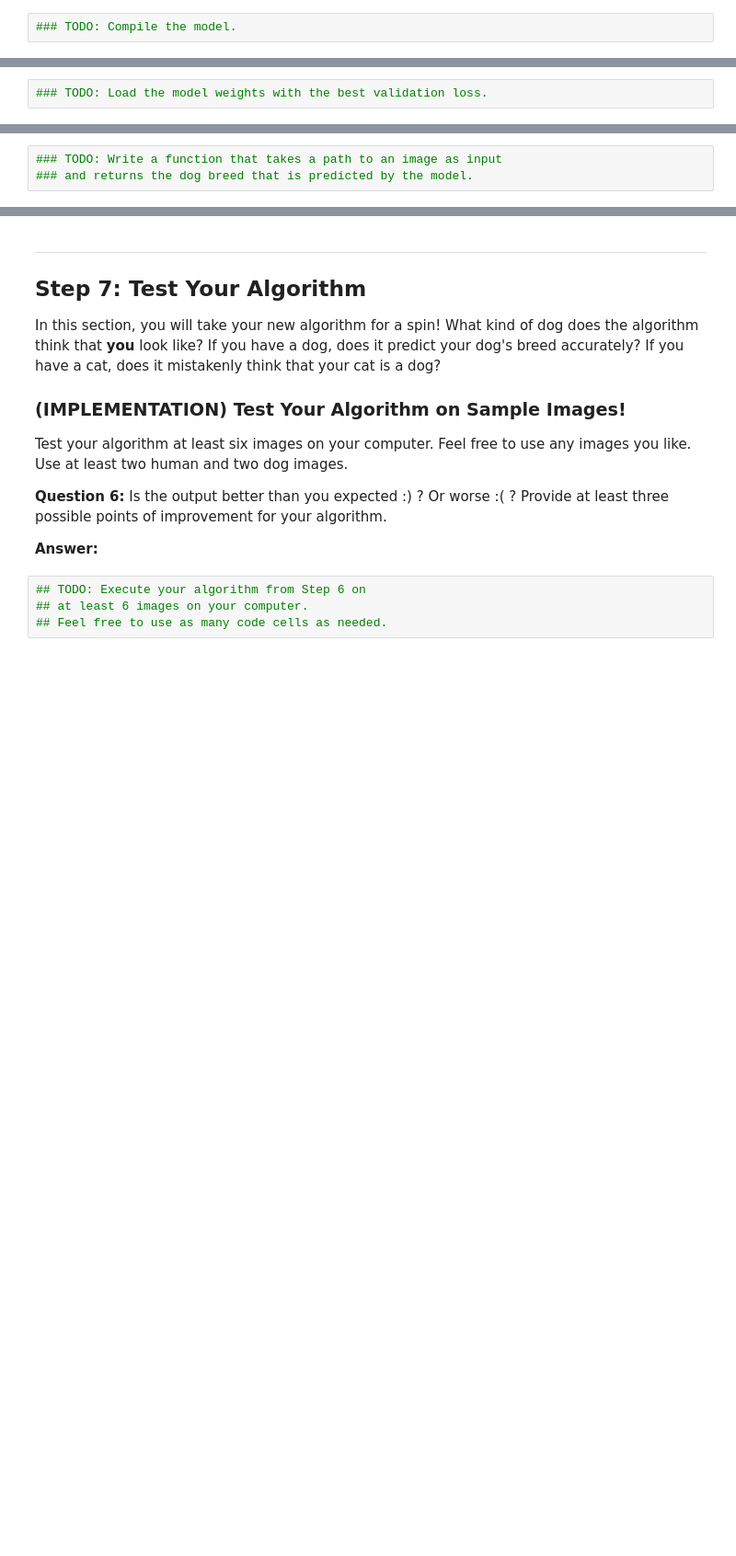
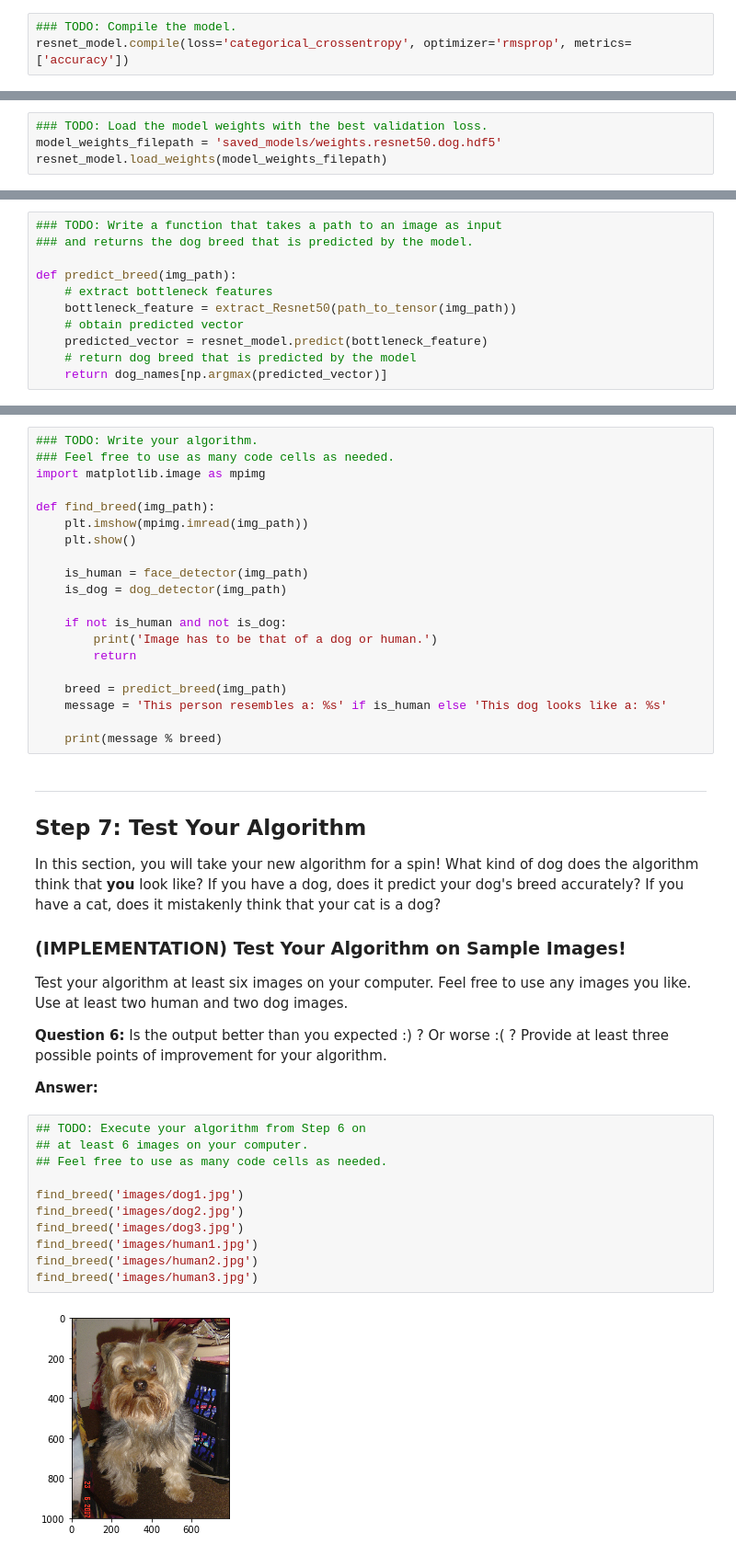
Before and after one commit to ThadeuLuz/mlnd-dog-project, a Jupyter notebook: dog_app.ipynb, the cells around one changed output, grey strips where cells are left out. Shown at 92% size. Saved outputs shown, nothing was run; the diff lists cells and outputs as text; blank space fills up the shorter version.

```diff
--- a/dog_app.ipynb
+++ b/dog_app.ipynb
@@ -603,6 +629,7 @@ __Answer:__
 ### (IMPLEMENTATION) Compile the Model
 # %%
 ### TODO: Compile the model.
+resnet_model.compile(loss='categorical_crossentropy', optimizer='rmsprop', metrics=['accuracy'])
 # %% [markdown]
 ### (IMPLEMENTATION) Train the Model
 
@@ -615,6 +669,8 @@ You are welcome to [augment the training data](https://blog.keras.io/building-po
 ### (IMPLEMENTATION) Load the Model with the Best Validation Loss
 # %%
 ### TODO: Load the model weights with the best validation loss.
+model_weights_filepath = 'saved_models/weights.resnet50.dog.hdf5'
+resnet_model.load_weights(model_weights_filepath)
 # %% [markdown]
 ### (IMPLEMENTATION) Test the Model
 
@@ -639,6 +703,14 @@ where `{network}`, in the above filename, should be one of `VGG19`, `Resnet50`,
 # %%
 ### TODO: Write a function that takes a path to an image as input
 ### and returns the dog breed that is predicted by the model.
+
+def predict_breed(img_path):
+    # extract bottleneck features
+    bottleneck_feature = extract_Resnet50(path_to_tensor(img_path))
+    # obtain predicted vector
+    predicted_vector = resnet_model.predict(bottleneck_feature)
+    # return dog breed that is predicted by the model
+    return dog_names[np.argmax(predicted_vector)]
 # %% [markdown]
 ---
 <a id='step6'></a>
@@ -663,3 +732,23 @@ Some sample output for our algorithm is provided below, but feel free to design
+# %%
+### TODO: Write your algorithm.
+### Feel free to use as many code cells as needed.
+import matplotlib.image as mpimg
+
+def find_breed(img_path):
+    plt.imshow(mpimg.imread(img_path))
+    plt.show()
+
+    is_human = face_detector(img_path)
+    is_dog = dog_detector(img_path)
+
+    if not is_human and not is_dog:
+        print('Image has to be that of a dog or human.')
+        return
+
+    breed = predict_breed(img_path)
+    message = 'This person resembles a: %s' if is_human else 'This dog looks like a: %s'
+
+    print(message % breed)
 # %% [markdown]
 ---
 <a id='step7'></a>
@@ -677,4 +766,13 @@ __Answer:__
 # %%
 ## TODO: Execute your algorithm from Step 6 on
 ## at least 6 images on your computer.
 ## Feel free to use as many code cells as needed.
+
+find_breed('images/dog1.jpg')
+find_breed('images/dog2.jpg')
+find_breed('images/dog3.jpg')
+find_breed('images/human1.jpg')
+find_breed('images/human2.jpg')
+find_breed('images/human3.jpg')
+# %% [output]
+[figure, added]
```
Also changed, not shown: parts of 18 cells of this notebook.
